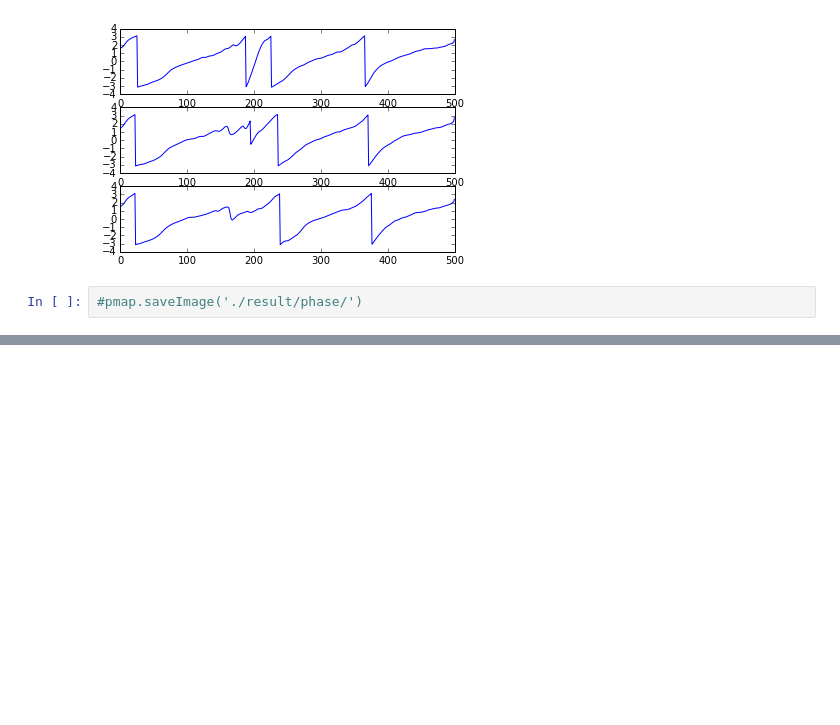
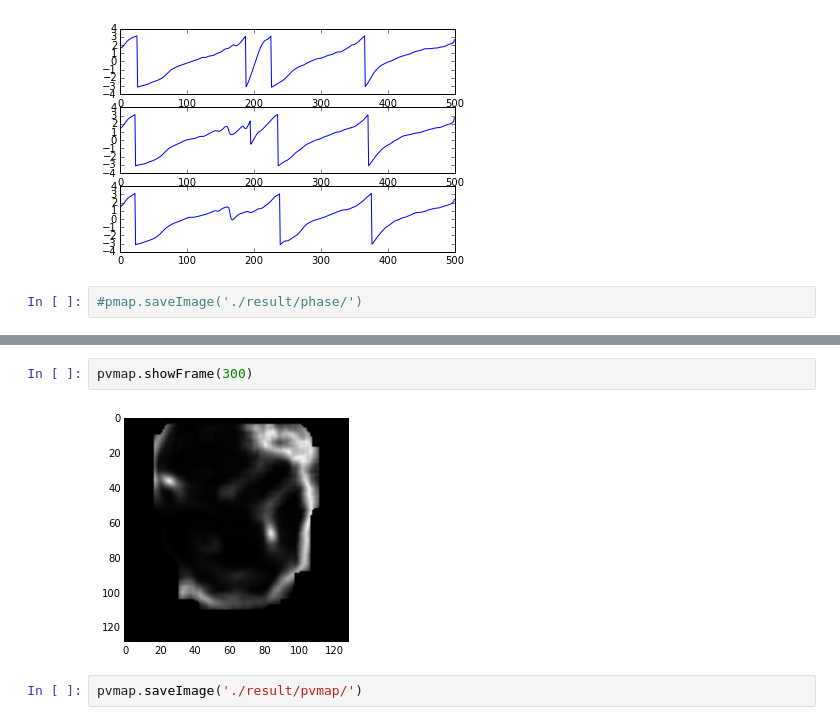
Before and after one commit to chenaoki/opmap, a Jupyter notebook: Tutorial.ipynb, the cells around one changed output, grey strips where cells are left out. Cells and saved outputs as stored; diff of their text form; blank space fills up the shorter version.

```diff
--- a/Tutorial.ipynb
+++ b/Tutorial.ipynb
@@ -155,0 +166,6 @@ pmap.plot(points)
+# %%
+pvmap.showFrame(300)
+# %% [output]
+[figure, added]
+# %%
+pvmap.saveImage('./result/pvmap/')
```
Also changed, not shown: parts of 5 cells of this notebook, 1 other file.
